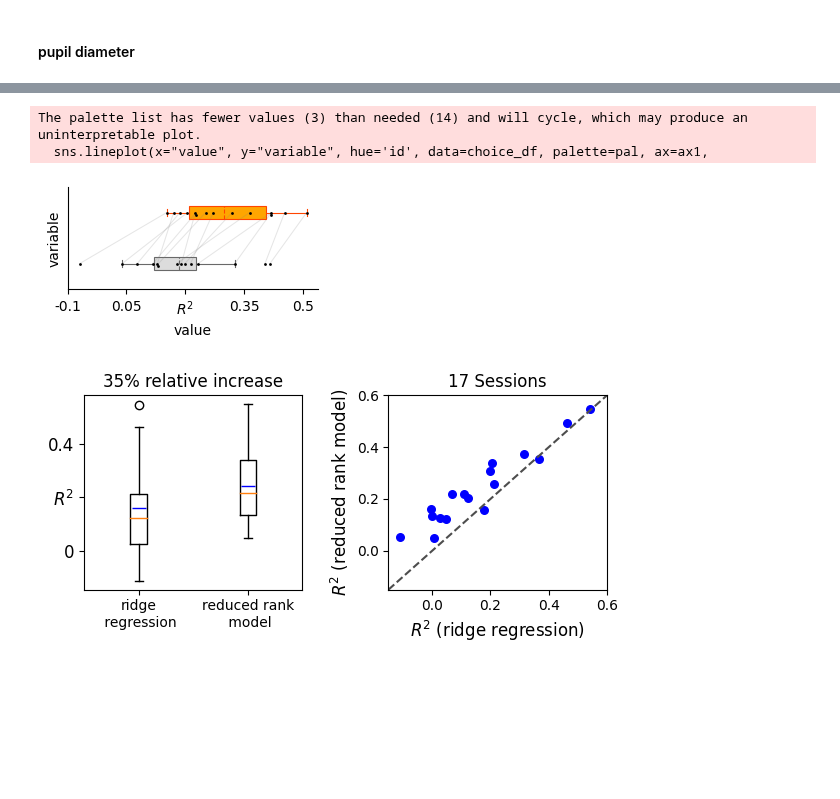
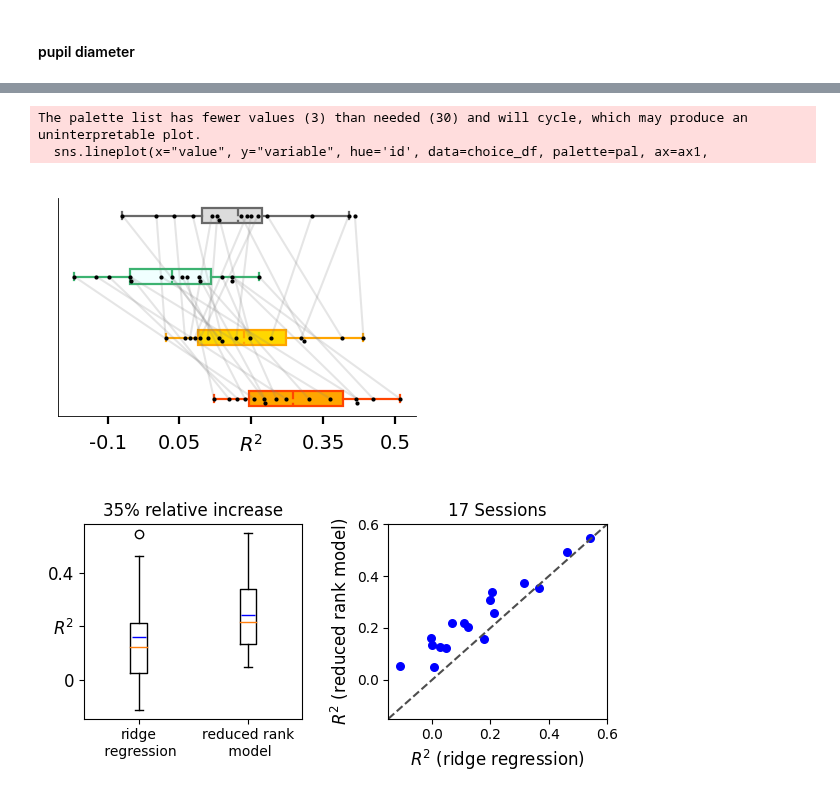
Before and after one commit to yzhang511/neural_decoding, a Jupyter notebook: biorxiv_plots/biorxiv_fig3_bkp.ipynb, the cells around one changed output, grey strips where cells are left out. Cells and saved outputs as stored; diff of their text form; code cells hidden in the pictures; blank space fills up the shorter version.

Commit message:
added more plots

```diff
--- a/biorxiv_plots/biorxiv_fig3_bkp.ipynb
+++ b/biorxiv_plots/biorxiv_fig3_bkp.ipynb
@@ -74,17 +95,36 @@ print((0.24124580800129 - 0.1567531624693164)/0.24124580800129)
+# %%
+plt.rc("figure", dpi=200)
+SMALL_SIZE = 10
+BIGGER_SIZE = 7
+plt.rc('font', size=BIGGER_SIZE)
+plt.rc('axes', titlesize=BIGGER_SIZE)
+plt.rc('axes', labelsize=BIGGER_SIZE)
+plt.rc('axes', linewidth=.3)
+plt.rc('xtick', labelsize=BIGGER_SIZE)
+plt.rc('ytick', labelsize=BIGGER_SIZE)
+plt.rc('legend', fontsize=SMALL_SIZE)
+plt.rc('figure', titlesize=1)
+plt.rcParams['xtick.major.size'] = 3
+plt.rcParams['xtick.minor.size'] = 3
+plt.rcParams['ytick.major.size'] = 3
+plt.rcParams['ytick.minor.size'] = 3
+# %%
+baseline = np.array([np.mean(x, 0) for x in baseline_metrics])
+rrr = np.array([np.mean(x, 0) for x in rrr_metrics])
 # %%
-fig, ax1 = plt.subplots(1,1, figsize=(3, 1.8))
+fig, ax1 = plt.subplots(1,1, figsize=(2, 1.5), sharey=True, gridspec_kw={'wspace': 0})
 choice_df = pd.DataFrame({
-    "baseline": baseline_metrics.mean(1)[:,0],
-    "rrm": rrr_metrics.mean(1)[:,0]
-    # "baseline": baseline_metrics,
-    # "rrm": rrr_metrics
+    "baseline": baseline.T[0],
+    "nn": neural_nets,
+    "lstm": lstm,
+    "rrm": rrr.T[0]
 })
 choice_df = pd.melt(choice_df)
 
 idxs = np.tile(np.arange(choice_df.shape[0]/2), 2)
 choice_df['id'] = idxs
 pal = sns.color_palette(['grey'], choice_df.shape[1])
-my_pal = {"baseline": "white", "ssm": "gainsboro", "rrm":"lightsteelblue"}
+my_pal = {"baseline": "white", "nn": "azure", "lstm":"gold", "rrm":"lightsteelblue"}
 
 
 bplot = sns.boxplot(
@@ -94,40 +134,61 @@ bplot = sns.boxplot(
     medianprops={"color": "k", "linewidth": 2, "alpha":.0},
     meanprops={"color": "red", "linewidth": 3},
     orient='h'
 )
 
 b1 = ax1.patches[0]
 b1.set_edgecolor('dimgrey')
 b1.set_facecolor('gainsboro')
 b1.set_linewidth(.8)
 for q in range(0*6, 0*6+6):
     line = ax1.lines[q]
     line.set_color('dimgrey')
     line.set_linewidth(.8)
 
 b2 = ax1.patches[1]
-b2.set_edgecolor('orangered')
-b2.set_facecolor('orange')
+b2.set_edgecolor('mediumseagreen')
+b2.set_facecolor('azure')
 b2.set_linewidth(.8)
 for q in range(1*6, 1*6+6):
+    line = ax1.lines[q]
+    line.set_color('mediumseagreen')
+    line.set_linewidth(.8)
+
+b3 = ax1.patches[2]
+b3.set_edgecolor('orange')
+b3.set_facecolor('gold')
+b3.set_linewidth(.8)
+for q in range(2*6, 2*6+6):
+    line = ax1.lines[q]
+    line.set_color('orange')
+    line.set_linewidth(.8)
+
+b4 = ax1.patches[3]
+b4.set_edgecolor('orangered')
+b4.set_facecolor('orange')
+b4.set_linewidth(.8)
+for q in range(3*6, 3*6+6):
     line = ax1.lines[q]
     line.set_color('orangered')
     line.set_linewidth(.8)
 
-sns.swarmplot(x="value", y="variable", data=choice_df, ax=ax1, size=2, color="k")
+sns.swarmplot(x="value", y="variable", data=choice_df, ax=ax1, size=1.5, color="k")
 sns.lineplot(x="value", y="variable", hue='id', data=choice_df, palette=pal, ax=ax1,
              estimator=None, legend=False, alpha=.2, size=.7)
 
-ax1.set_ylim(-0.5, 1.5)
+# ax1.set_ylim(-0.5, 1.5)
 ax1.set_xticks([-0.1, 0.05, 0.2, 0.35, 0.5], [-0.1, 0.05, r"$R^2$", 0.35, 0.5])
+ax1.set_ylabel("")
+ax1.set_xlabel("")
 ax1.set_yticks([], [])
 ax1.spines[['right', 'top']].set_visible(False)
 plt.tight_layout()
-plt.savefig("./plots/fig_3.png", dpi=200)
+plt.savefig("./plots/perf_wheel_speed.png", dpi=200)
+# plt.savefig("./plots/perf_pupil_diameter.png", dpi=200)
 # %% [output]
-The palette list has fewer values (3) than needed (14) and will cycle, which may produce an uninterpretable plot.
+The palette list has fewer values (3) than needed (30) and will cycle, which may produce an uninterpretable plot.
   sns.lineplot(x="value", y="variable", hue='id', data=choice_df, palette=pal, ax=ax1,
-[figure, old version]
+[figure, new version]
 # %%
 plt.rc("axes", linewidth=1)
 # %%
```
Also changed, not shown: parts of 6 cells of this notebook.
